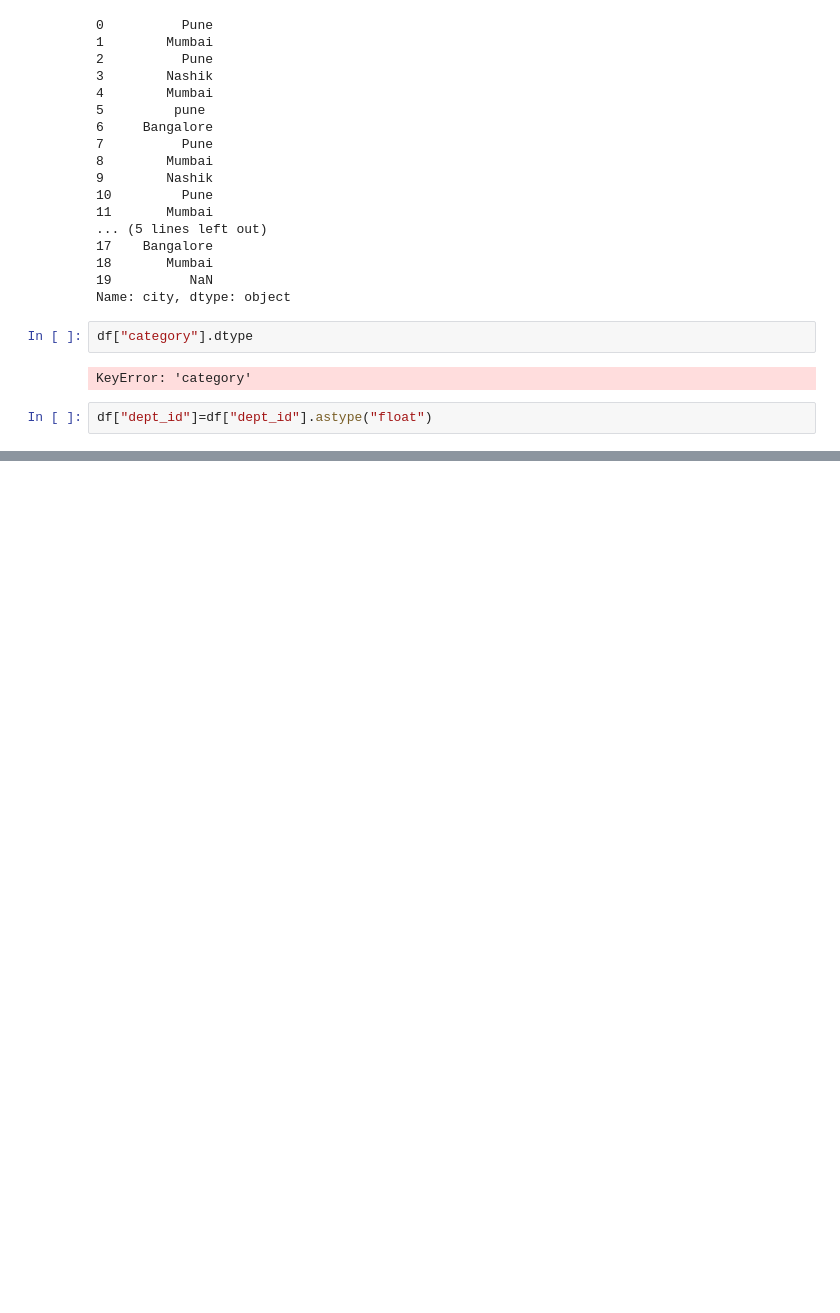
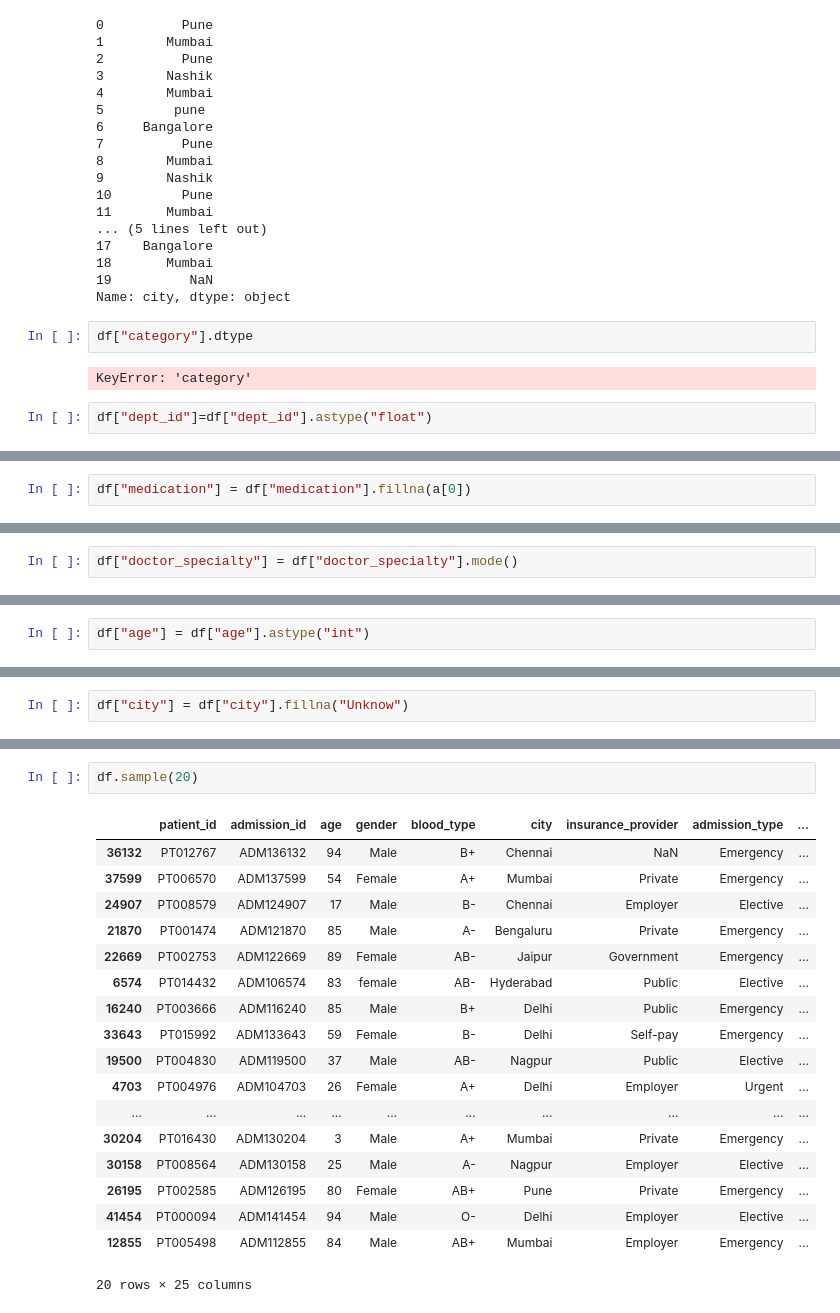
Before and after one commit to roshan-pardeshi/Python_Pandas, a Jupyter notebook: 500_python_sql_pandas_numpy.ipynb, the cells around one changed output, grey strips where cells are left out. Saved outputs shown, nothing was run; the diff lists cells and outputs as text; blank space fills up the shorter version.

```diff
--- a/500_python_sql_pandas_numpy.ipynb
+++ b/500_python_sql_pandas_numpy.ipynb
@@ -1665,0 +2092,2 @@ df
+# %%
+df["medication"] = df["medication"].fillna(a[0])
@@ -1665,0 +2114,2 @@ df
+# %%
+df["doctor_specialty"] = df["doctor_specialty"].mode()
@@ -1665,0 +2167,2 @@ df
+# %%
+df["age"] = df["age"].astype("int")
@@ -1665,0 +2212,2 @@ df
+# %%
+df["city"] = df["city"].fillna("Unknow")
@@ -1665,0 +2298,21 @@ df
+# %%
+df.sample(20)
+# %% [output]
+|  | patient_id | admission_id | age | gender | blood_type | city | insurance_provider | admission_type | ... |
+| 36132 | PT012767 | ADM136132 | 94 | Male | B+ | Chennai | NaN | Emergency | ... |
+| 37599 | PT006570 | ADM137599 | 54 | Female | A+ | Mumbai | Private | Emergency | ... |
+| 24907 | PT008579 | ADM124907 | 17 | Male | B- | Chennai | Employer | Elective | ... |
+| 21870 | PT001474 | ADM121870 | 85 | Male | A- | Bengaluru | Private | Emergency | ... |
+| 22669 | PT002753 | ADM122669 | 89 | Female | AB- | Jaipur | Government | Emergency | ... |
+| 6574 | PT014432 | ADM106574 | 83 | female | AB- | Hyderabad | Public | Elective | ... |
+| 16240 | PT003666 | ADM116240 | 85 | Male | B+ | Delhi | Public | Emergency | ... |
+| 33643 | PT015992 | ADM133643 | 59 | Female | B- | Delhi | Self-pay | Emergency | ... |
+| 19500 | PT004830 | ADM119500 | 37 | Male | AB- | Nagpur | Public | Elective | ... |
+| 4703 | PT004976 | ADM104703 | 26 | Female | A+ | Delhi | Employer | Urgent | ... |
+| ... | ... | ... | ... | ... | ... | ... | ... | ... | ... |
+| 30204 | PT016430 | ADM130204 | 3 | Male | A+ | Mumbai | Private | Emergency | ... |
+| 30158 | PT008564 | ADM130158 | 25 | Male | A- | Nagpur | Employer | Elective | ... |
+| 26195 | PT002585 | ADM126195 | 80 | Female | AB+ | Pune | Private | Emergency | ... |
+| 41454 | PT000094 | ADM141454 | 94 | Male | O- | Delhi | Employer | Elective | ... |
+| 12855 | PT005498 | ADM112855 | 84 | Male | AB+ | Mumbai | Employer | Emergency | ... |
+20 rows × 25 columns
```
Also changed, not shown: parts of 138 cells of this notebook.
